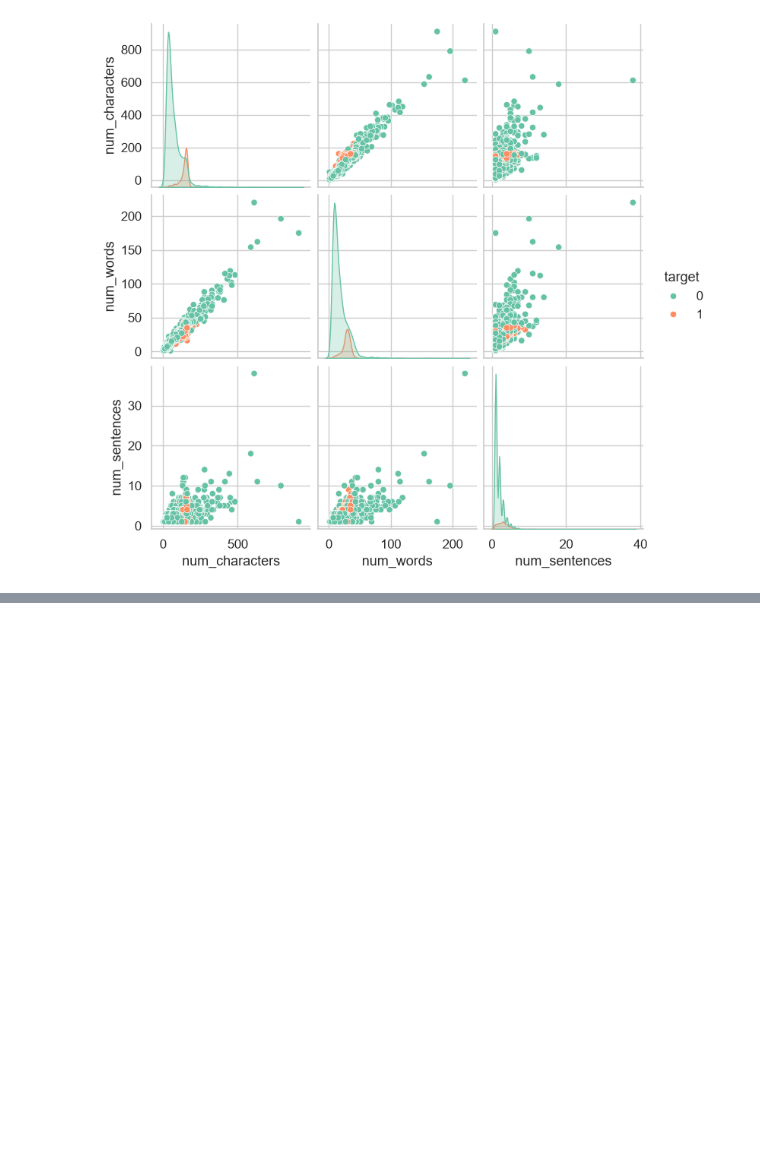
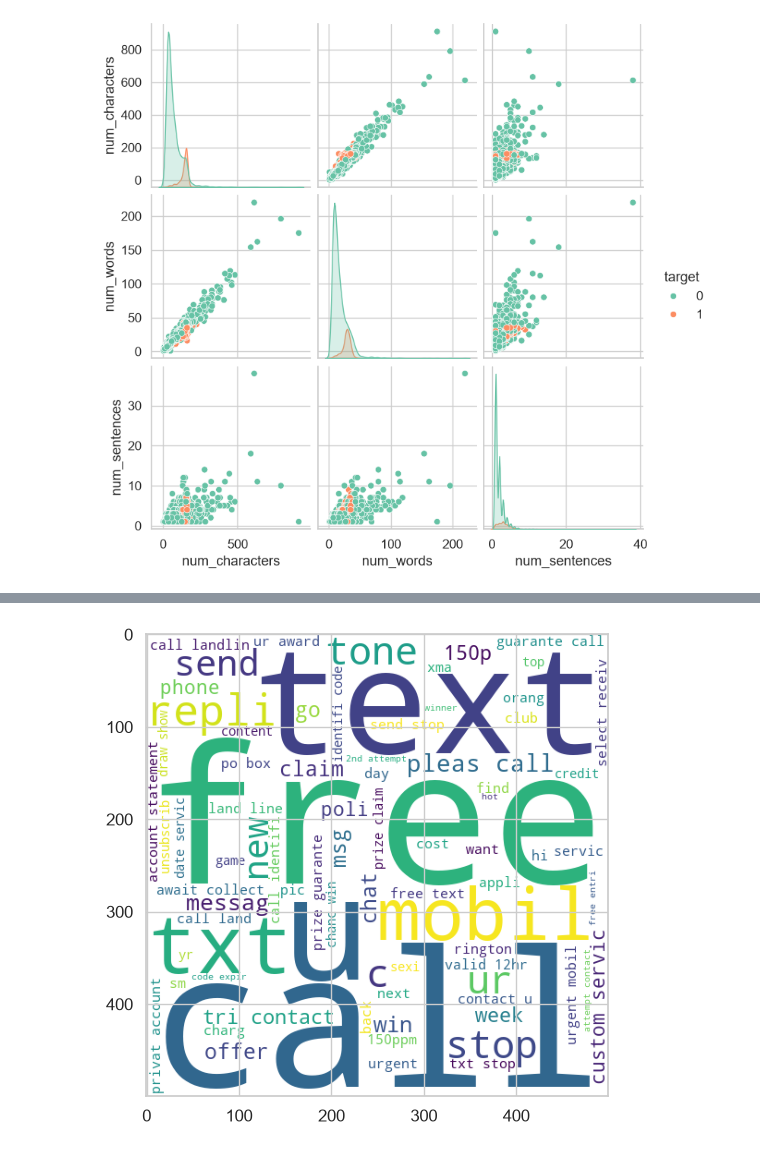
Before and after one commit to manish-singh-deswal/sms-spam-classifier, a Jupyter notebook: 02_notebooks/eda.ipynb, the cells around one changed output, grey strips where cells are left out. Cells and saved outputs as stored; diff of their text form; code cells hidden in the pictures; blank space fills up the shorter version.

```diff
--- a/02_notebooks/eda.ipynb
+++ b/02_notebooks/eda.ipynb
@@ -410,0 +426,8 @@ sns.pairplot(df,hue='target')
+# %%
+def transform_text(text):
+    text = text.lower()
+    text = nltk.word_tokenize(text)
+
+    return text
+
+transform_text('Hi How Are You')
@@ -410,0 +515,4 @@ sns.pairplot(df,hue='target')
+# %%
+from nltk.stem.porter import PorterStemmer
+ps = PorterStemmer()
+ps.stem('dancing')
@@ -410,0 +574,20 @@ sns.pairplot(df,hue='target')
+# %%
+def transform_text(text: str) -> str:
+    """Performs Lowercasing, Tokenization, Alphanumeric Filtering,
+
+    Stopword/Punctuation Removal, and Stemming in a single pass.
+    """
+    # 1. Lowercase + Tokenize
+    tokens = nltk.word_tokenize(text.lower())
+
+    # 2. Filter non-alphanumeric, drop stopwords, and apply Porter Stemming
+    stemmed_words = [
+        ps.stem(word)
+        for word in tokens
+        if word.isalnum() and word not in stop_words
+    ]
+
+    # 3. Return cleaned string
+    return " ".join(stemmed_words)
+
+df["text"].apply(transform_text)
@@ -410,0 +607,2 @@ sns.pairplot(df,hue='target')
+# %%
+df["transformed_text"] = df["text"].apply(transform_text)
@@ -410,0 +625,13 @@ sns.pairplot(df,hue='target')
+# %%
+
+from wordcloud import WordCloud
+wc = WordCloud(width=500,height=500,min_font_size=10,background_color='white')
+
+spam_wc = wc.generate(df[df['target'] == 1]['transformed_text'].str.cat(sep=" "))
+
+
+plt.figure(figsize=(15,6))
+plt.imshow(spam_wc)
+plt.show()
+# %% [output]
+[figure, added]
```
Also changed, not shown: parts of 26 cells of this notebook.
